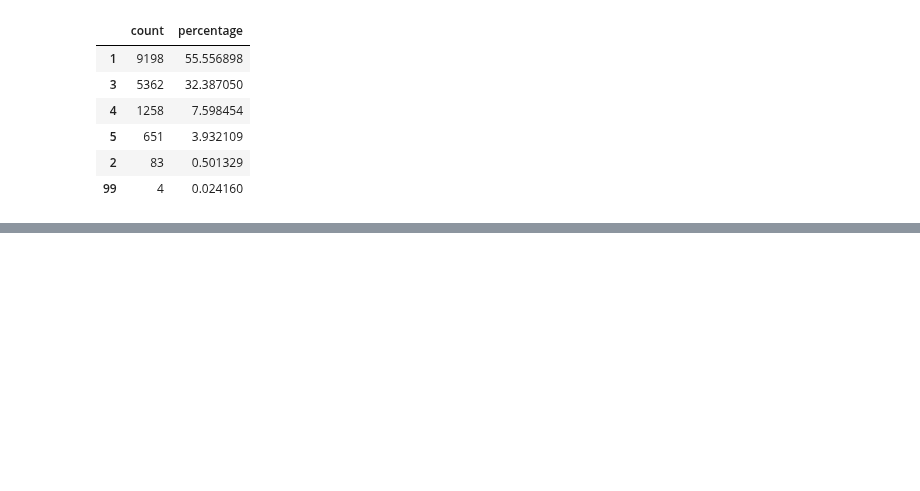
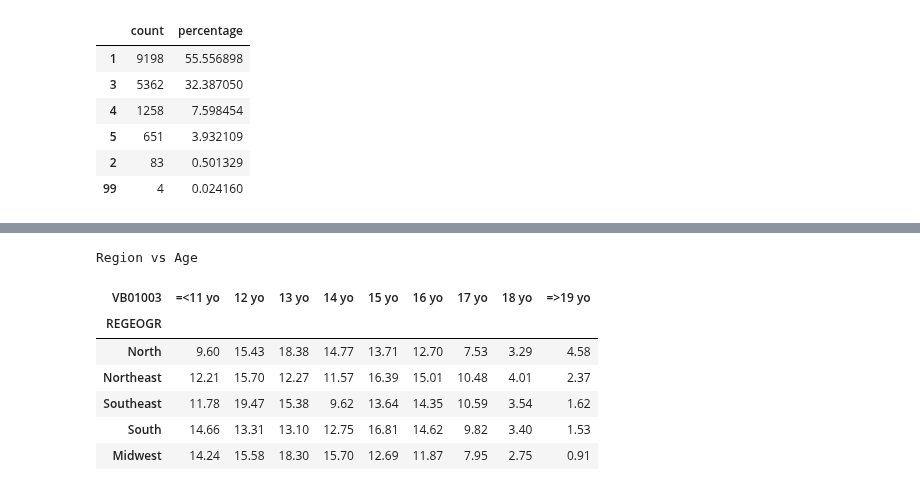
Before and after one commit to gabrielatrindade/alura-bootcamp, a Jupyter notebook: module3/pense_2015.ipynb, the cells around one changed output, grey strips where cells are left out. Cells and saved outputs as stored; diff of their text form; code cells hidden in the pictures; blank space fills up the shorter version.

Commit message:
module3: pense 2015: lesson 3: done challenges lesson 3: done

```diff
--- a/module3/pense_2015.ipynb
+++ b/module3/pense_2015.ipynb
@@ -389,0 +493,7 @@ create_dist_variable_table('VB01022')
+# %%
+len_pense_2015 = len(pense_2015)
+
+# number of classes
+k = int(1 + ((10/3)*np.log10(len_pense_2015)))
+
+k
@@ -389,0 +502,5 @@ create_dist_variable_table('VB01022')
+# %%
+pense_2015['HEIGHT_CLASS'] = \
+    pd.cut(x=pense_2015['VB17004'],
+           bins=k,
+           include_lowest=True)
@@ -389,0 +621,5 @@ create_dist_variable_table('VB01022')
+# %%
+pense_2015['WEIGHT_CLASS'] = \
+    pd.cut(x=pense_2015['VB17003'],
+           bins=k,
+           include_lowest=True)
@@ -389,0 +694,35 @@ create_dist_variable_table('VB01022')
+# %%
+cross_frequency_REGEOGR_VB01003 = \
+    round(pd.crosstab(pense_2015['REGEOGR'],
+                      pense_2015['VB01003'],
+                      normalize='index')*100, 2)
+
+cross_frequency_REGEOGR_VB01003 \
+    .rename(index={1: 'North',
+                   2: 'Northeast',
+                   3: 'Southeast',
+                   4: 'South',
+                   5: 'Midwest'},
+            columns={11: '=<11 yo',
+                     12: '12 yo',
+                     13: '13 yo',
+                     14: '14 yo',
+                     15: '15 yo',
+                     16: '16 yo',
+                     17: '17 yo',
+                     18: '18 yo',
+                     19: '=>19 yo'},
+            inplace=True)
+
+
+print('Region vs Age')
+cross_frequency_REGEOGR_VB01003
+# %% [output]
+Region vs Age
+| VB01003 | =<11 yo | 12 yo | 13 yo | 14 yo | 15 yo | 16 yo | 17 yo | 18 yo | =>19 yo |
+| REGEOGR |  |  |  |  |  |  |  |  |  |
+| North | 9.60 | 15.43 | 18.38 | 14.77 | 13.71 | 12.70 | 7.53 | 3.29 | 4.58 |
+| Northeast | 12.21 | 15.70 | 12.27 | 11.57 | 16.39 | 15.01 | 10.48 | 4.01 | 2.37 |
+| Southeast | 11.78 | 19.47 | 15.38 | 9.62 | 13.64 | 14.35 | 10.59 | 3.54 | 1.62 |
+| South | 14.66 | 13.31 | 13.10 | 12.75 | 16.81 | 14.62 | 9.82 | 3.40 | 1.53 |
+| Midwest | 14.24 | 15.58 | 18.30 | 15.70 | 12.69 | 11.87 | 7.95 | 2.75 | 0.91 |
```
Also changed, not shown: parts of 34 cells of this notebook.
